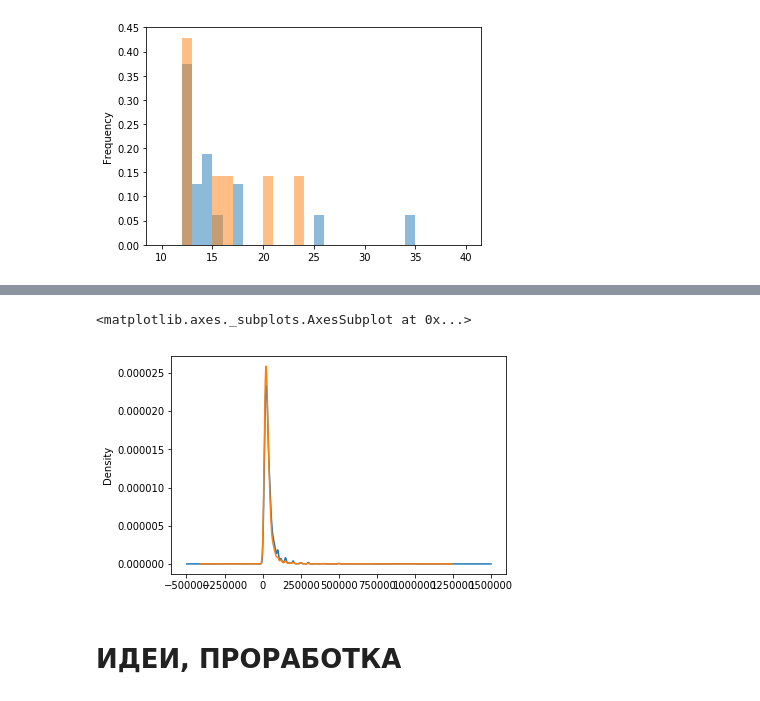
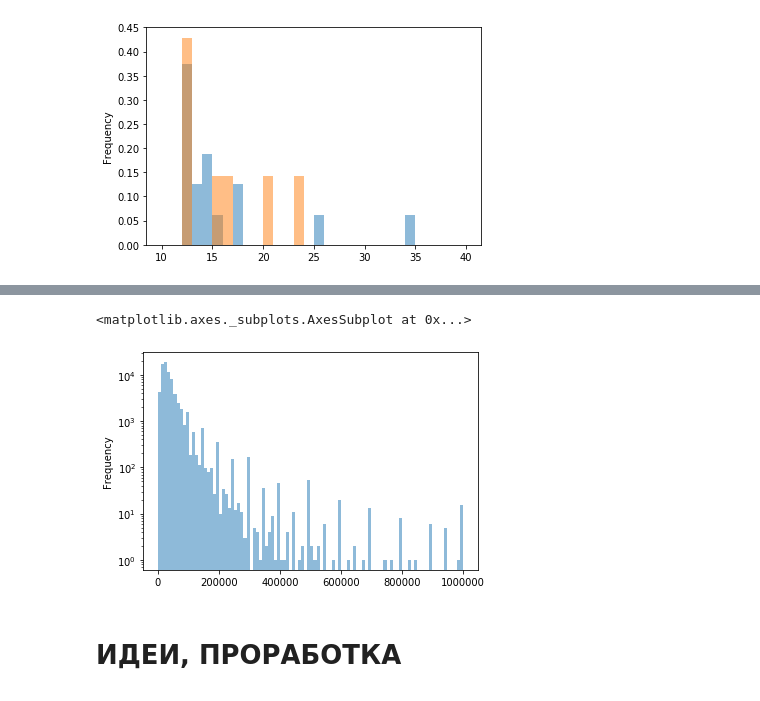
Before and after one commit to Urusut/IvanovDmitryV, a Jupyter notebook: Unit_5/Project_4_draft.ipynb, the cells around one changed output, grey strips where cells are left out. Drawn from its saved outputs; the diff is of its cells as text; code cells hidden in the pictures.

```diff
--- a/Unit_5/Project_4_draft.ipynb
+++ b/Unit_5/Project_4_draft.ipynb
@@ -227,9 +240,9 @@ data.income.plot.density()
-# %%
-data[neg_ind].income.plot.density()
-data[pos_ind].income.plot.density()
-# %% [output]
-<matplotlib.axes._subplots.AxesSubplot at 0x...>
-[figure, removed]
+# %%
+plt.yscale('log')
+data.income.plot.hist(bins = 100, density=False,alpha = 0.5)
+# %% [output]
+<matplotlib.axes._subplots.AxesSubplot at 0x...>
+[figure, added]
 # %% [markdown]
 # ИДЕИ, ПРОРАБОТКА
 # %% [markdown]
```
Also changed, not shown: parts of 9 cells of this notebook.
